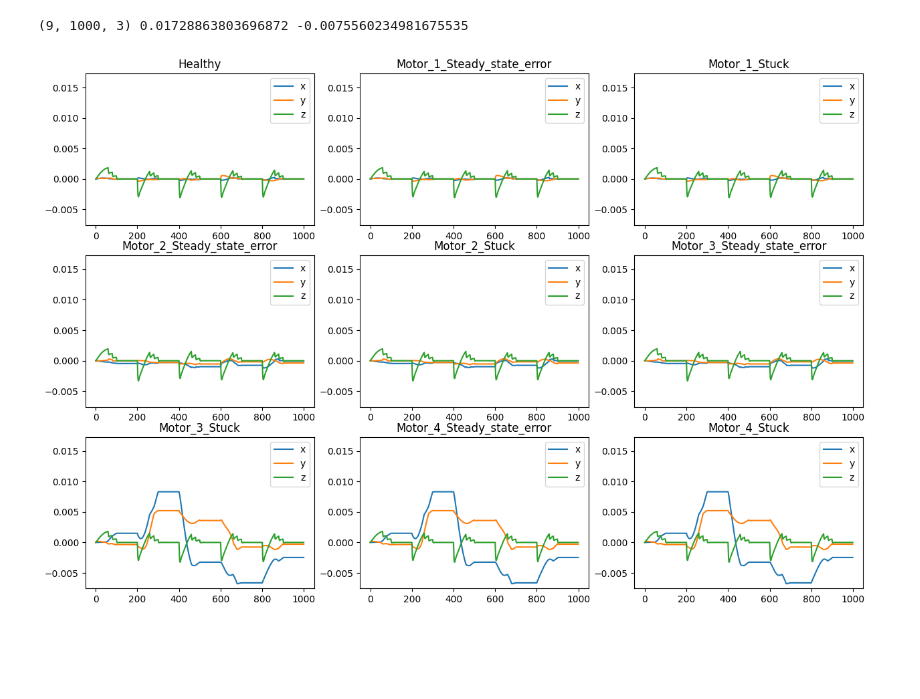
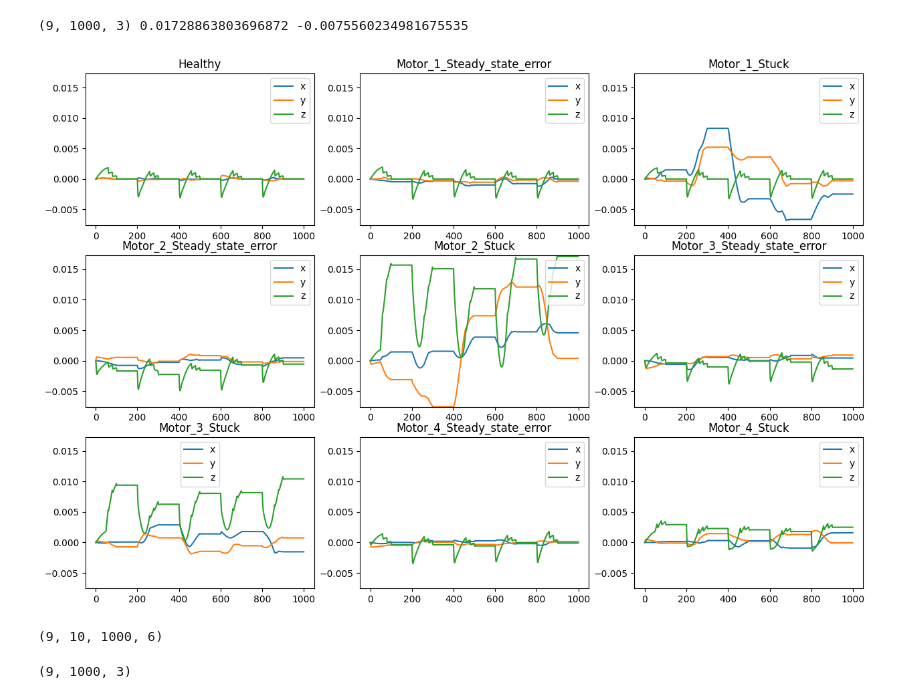
Before and after one commit to amstal/Fault-Diagnosis-Project, a Jupyter notebook: data_analysis.ipynb, the cells around one changed output. Cells and saved outputs as stored; diff of their text form; code cells hidden in the pictures; blank space fills up the shorter version.

```diff
--- a/data_analysis.ipynb
+++ b/data_analysis.ipynb
@@ -44,11 +44,11 @@ print(averages.shape, y_max, y_min)
 # %%
 fig, plots = plt.subplots(nrows=3, ncols=3, figsize=(15,10))
 for i, row in enumerate(plots):
     for n, subplot in enumerate(row):
         subplot.set_ylim([y_min, y_max])
         subplot.set_title(listdirs[i*3+n])
-        subplot.plot(np.arange(1000), averages[i,:,:], label=("x", "y", "z"))
+        subplot.plot(np.arange(1000), averages[i*3+n,:,:], label=("x", "y", "z"))
         subplot.legend()
 plt.show()
 # %% [output]
-[figure, old version]
+[figure, new version]
@@ -54,0 +69,11 @@ plt.show()
+# %%
+print(real_trajectories.shape)
+# %% [output]
+(9, 10, 1000, 6)
+# %%
+real_averages = np.average(real_trajectories[:,:,:,3:], axis=1)
+real_ymin = min(np.min(real_averages), y_min)
+real_ymax = max(np.max(real_averages), y_max)
+print(real_averages.shape)
+# %% [output]
+(9, 1000, 3)
```
Also changed, not shown: parts of 4 cells of this notebook.
